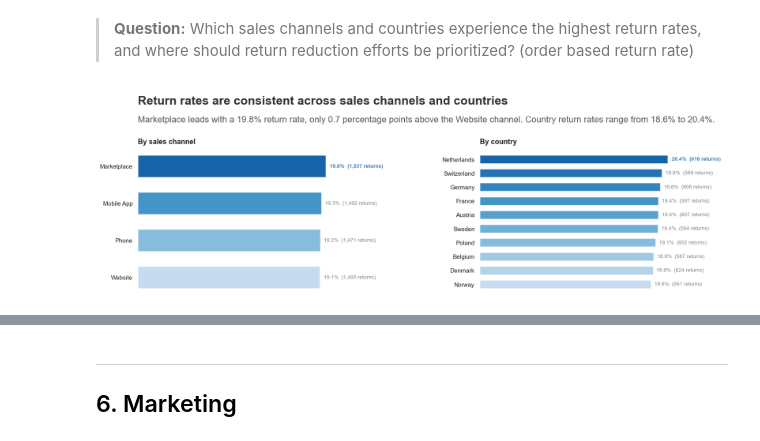
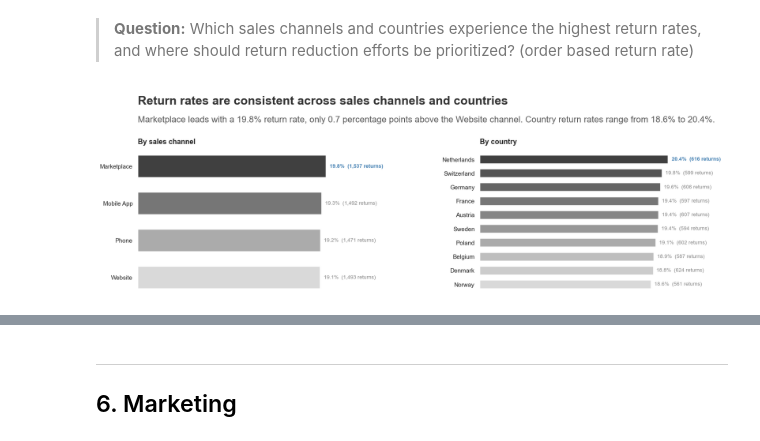
Before and after one commit to eileenheyer-cyber/nordhome_retail_analytics, a Jupyter notebook: 04_EDA/nordhome_eda.ipynb, the cells around one changed output, grey strips where cells are left out. Drawn from its saved outputs; the diff is of its cells as text; code cells hidden in the pictures.

Commit message:
Finalize channel/country return rate chart and heatmap in notebook
Co-Authored-By: Claude Sonnet 5 <noreply@anthropic.com>

```diff
--- a/04_EDA/nordhome_eda.ipynb
+++ b/04_EDA/nordhome_eda.ipynb
@@ -3135,7 +3135,7 @@ df_country = pd.read_sql("""
 
 def plot_return_rate_panel(ax, df, title):
     n = len(df)
-    colors = [BLUES(0.25 + 0.55 * i / max(n - 1, 1)) for i in range(n)]
+    colors = [plt.cm.Greys(0.25 + 0.55 * i / max(n - 1, 1)) for i in range(n)]
     ax.barh(df["label"], df["order_return_pct"], color=colors, height=0.6)
 
     for i, row in df.reset_index(drop=True).iterrows():
@@ -3148,31 +3148,32 @@ def plot_return_rate_panel(ax, df, title):
 
     ax.set_title(title, fontsize=13, fontweight="bold", loc="left", pad=8)
     ax.xaxis.set_visible(False)
     ax.margins(x=0.3)
     for spine in ax.spines.values():
         spine.set_visible(False)
 
     ax.grid(False)
 # --------------------------------------------------
 # 3. Build figure
 # --------------------------------------------------
 
 fig, (ax1, ax2) = plt.subplots(1, 2, figsize=(16, 6))
 apply_layout(fig, top=0.72, wspace=0.4)
 
 plot_return_rate_panel(ax1, df_channel, "By sales channel")
 plot_return_rate_panel(ax2, df_country, "By country")
 
 top_channel = df_channel.iloc[-1]
 top_country = df_country.iloc[-1]
 
 add_title_subtitle(
     ax1,
     "Return rates are consistent across sales channels and countries",
     "Marketplace leads with a 19.8% return rate, only 0.7 percentage points above the Website channel. Country return rates range from 18.6% to 20.4%.",
     title_y=1.30, subtitle_y=1.18
 )
 
+plt.savefig("figures/order_return_rate_channel_country.png", dpi=150, bbox_inches="tight")
 plt.show()
 # %% [output]
-[figure, old version]
+[figure, new version]
```
Also changed, not shown: parts of 6 cells of this notebook.
